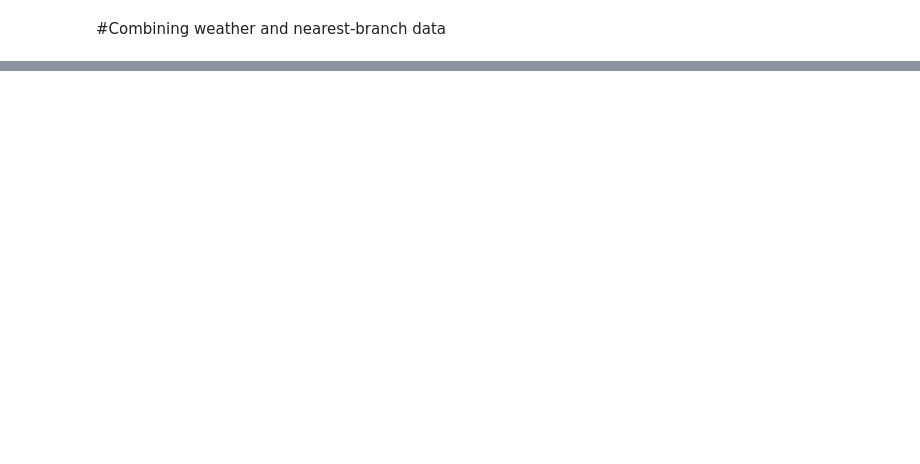
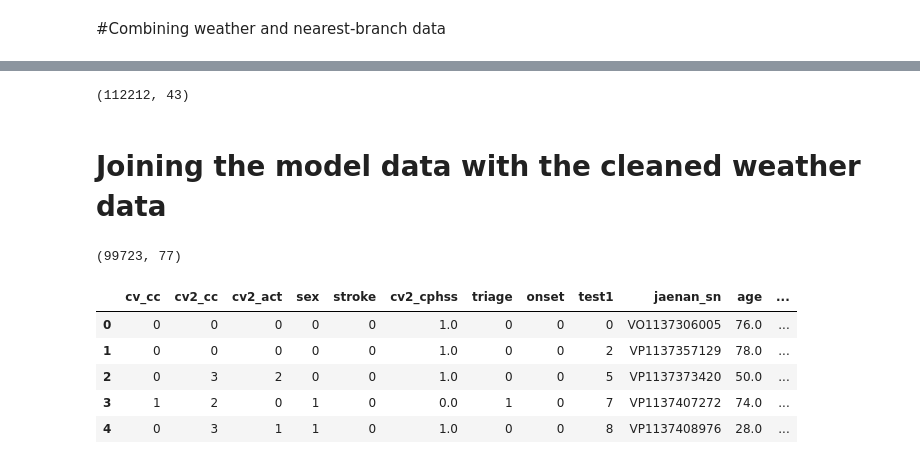
Before and after one commit to nilesh3030/Stroke-Prediction, a Jupyter notebook: Notebooks/4_Weather_data_joining_with_model_data.ipynb, the cells around one changed output, grey strips where cells are left out. Saved outputs shown, nothing was run; the diff lists cells and outputs as text; code cells hidden in the pictures; blank space fills up the shorter version.

```diff
--- a/Notebooks/4_Weather_data_joining_with_model_data.ipynb
+++ b/Notebooks/4_Weather_data_joining_with_model_data.ipynb
@@ -76,6 +137,7 @@ id_level_data_2022['Address'] = id_level_data_2022['address_si'] + ", " + id_lev
 id_level_data_2021 = raw_data_2021[['jaenan_sn', 'address_si', 'address_gu', 'address_dong', 'call_d', 'call_t']]
 id_level_data_2021['Address'] = id_level_data_2021['address_si'] + ", " + id_level_data_2021['address_gu'] + ", " +  id_level_data_2021['address_dong']
 
-id_level_data = id_level_data_2021.append(id_level_data_2022)
+dfs = [id_level_data_2021, id_level_data_2022]
+id_level_data = pd.concat(dfs)
 
 print(id_level_data.shape, id_level_data_2021.shape, id_level_data_2022.shape)
@@ -82,3 +156,6 @@ print(id_level_data.shape, id_level_data_2021.shape, id_level_data_2022.shape)
+# %%
+### Dedup the data at id level
+id_level_data = id_level_data.drop_duplicates(subset=['jaenan_sn'])
 # %%
 null_variables = round((id_level_data.isna().sum()/len(id_level_data))*100,2)
 null_variables
@@ -133,0 +271,19 @@ null_variables
+# %%
+clean_data_with_weather_variables = new_df.copy()
+clean_data_with_weather_variables.shape
+# %% [output]
+(112212, 43)
+# %% [markdown]
+# Joining the model data with the cleaned weather data
+# %%
+final_data = pd.merge(model_data, clean_data_with_weather_variables,  how='inner', on = 'jaenan_sn')
+print(final_data.shape)
+final_data.head()
+# %% [output]
+(99723, 77)
+|  | cv_cc | cv2_cc | cv2_act | sex | stroke | cv2_cphss | triage | onset | test1 | jaenan_sn | age | ... |
+| 0 | 0 | 0 | 0 | 0 | 0 | 1.0 | 0 | 0 | 0 | VO1137306005 | 76.0 | ... |
+| 1 | 0 | 0 | 0 | 0 | 0 | 1.0 | 0 | 0 | 2 | VP1137357129 | 78.0 | ... |
+| 2 | 0 | 3 | 2 | 0 | 0 | 1.0 | 0 | 0 | 5 | VP1137373420 | 50.0 | ... |
+| 3 | 1 | 2 | 0 | 1 | 0 | 0.0 | 1 | 0 | 7 | VP1137407272 | 74.0 | ... |
+| 4 | 0 | 3 | 1 | 1 | 0 | 1.0 | 0 | 0 | 8 | VP1137408976 | 28.0 | ... |
```
Also changed, not shown: parts of 23 cells of this notebook.
